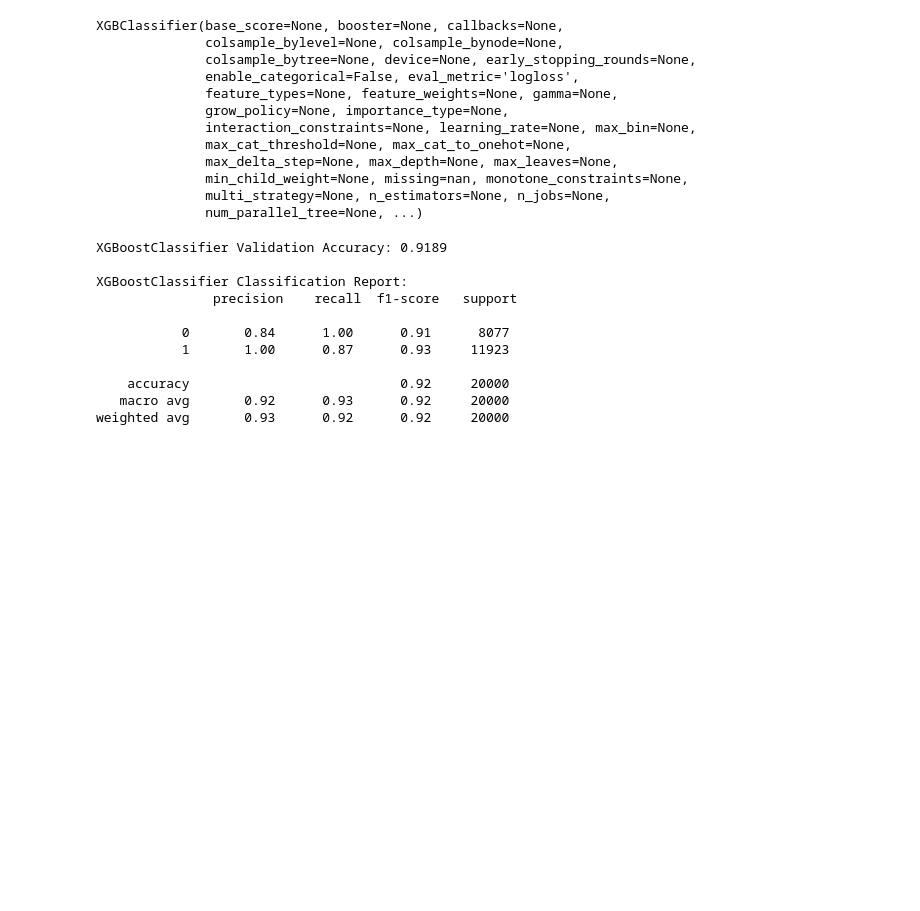
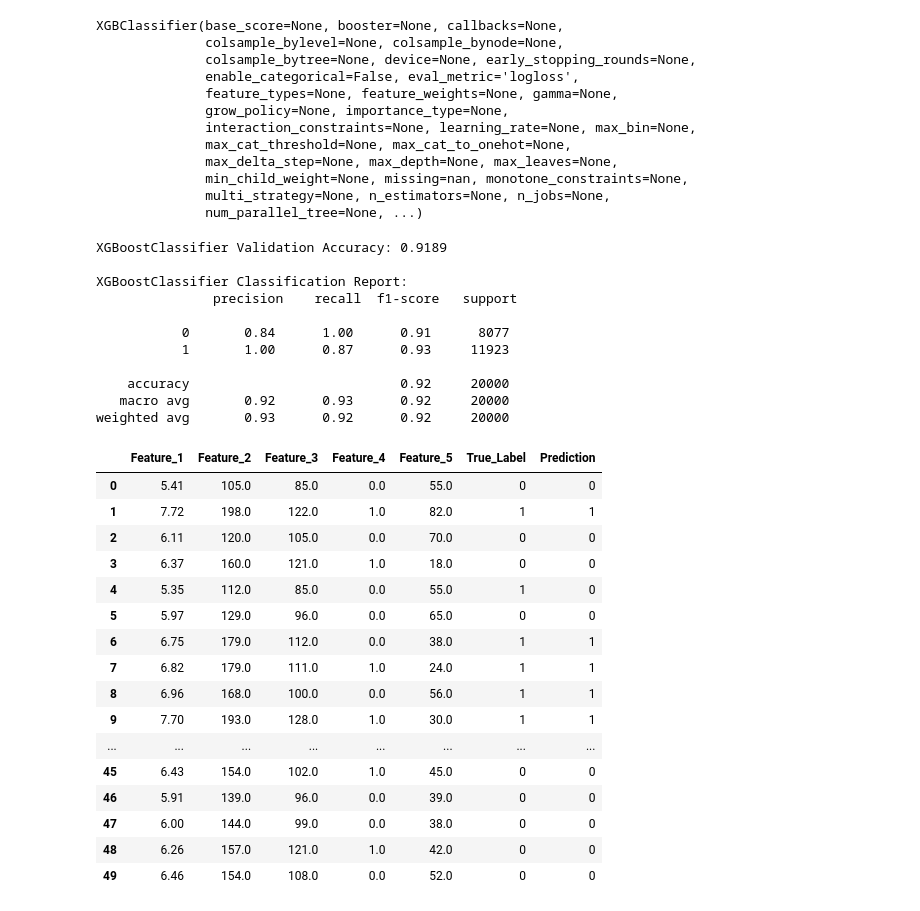
Before and after one commit to marcelo-vitti/tech_challenge_3_marcelo_vitti, a Jupyter notebook: model/training.ipynb, the cells around one changed output. Cells and saved outputs as stored; diff of their text form; code cells hidden in the pictures; blank space fills up the shorter version.

```diff
--- a/model/training.ipynb
+++ b/model/training.ipynb
@@ -48,3 +45,6 @@ X = min_max_scaler.fit_transform(X)
+# %%
+X = encoded_df.drop('diagnosed_diabetes', axis=1)
+y = encoded_df['diagnosed_diabetes']
 # %%
 from sklearn.model_selection import train_test_split
 
@@ -89,3 +89,36 @@ XGBoostClassifier Classification Report:
 weighted avg       0.93      0.92      0.92     20000
 # %%
 model.save_model('models/xgboost_model_v01.json')
+# %%
+y_test_array = np.ravel(y_test)  # Converts Series to 1D array
+
+# Ensure X_test and predictions are NumPy arrays
+X_test_np = np.array(X_test)
+predictions_np = np.array(predictions)
+# %%
+X_test_df = pd.DataFrame(X_test_np, columns=[f"Feature_{i+1}" for i in range(X_test_np.shape[1])])
+
+# Combine X_test, y_test, and predictions
+results_df = X_test_df.copy()
+results_df["True_Label"] = y_test_array
+results_df["Prediction"] = predictions_np
+
+results_df.head(50)
+# %% [output]
+|  | Feature_1 | Feature_2 | Feature_3 | Feature_4 | Feature_5 | True_Label | Prediction |
+| 0 | 5.41 | 105.0 | 85.0 | 0.0 | 55.0 | 0 | 0 |
+| 1 | 7.72 | 198.0 | 122.0 | 1.0 | 82.0 | 1 | 1 |
+| 2 | 6.11 | 120.0 | 105.0 | 0.0 | 70.0 | 0 | 0 |
+| 3 | 6.37 | 160.0 | 121.0 | 1.0 | 18.0 | 0 | 0 |
+| 4 | 5.35 | 112.0 | 85.0 | 0.0 | 55.0 | 1 | 0 |
+| 5 | 5.97 | 129.0 | 96.0 | 0.0 | 65.0 | 0 | 0 |
+| 6 | 6.75 | 179.0 | 112.0 | 0.0 | 38.0 | 1 | 1 |
+| 7 | 6.82 | 179.0 | 111.0 | 1.0 | 24.0 | 1 | 1 |
+| 8 | 6.96 | 168.0 | 100.0 | 0.0 | 56.0 | 1 | 1 |
+| 9 | 7.70 | 193.0 | 128.0 | 1.0 | 30.0 | 1 | 1 |
+| ... | ... | ... | ... | ... | ... | ... | ... |
+| 45 | 6.43 | 154.0 | 102.0 | 1.0 | 45.0 | 0 | 0 |
+| 46 | 5.91 | 139.0 | 96.0 | 0.0 | 39.0 | 0 | 0 |
+| 47 | 6.00 | 144.0 | 99.0 | 0.0 | 38.0 | 0 | 0 |
+| 48 | 6.26 | 157.0 | 121.0 | 1.0 | 42.0 | 0 | 0 |
+| 49 | 6.46 | 154.0 | 108.0 | 0.0 | 52.0 | 0 | 0 |
```
Also changed, not shown: parts of 2 cells of this notebook, 5 other files.
